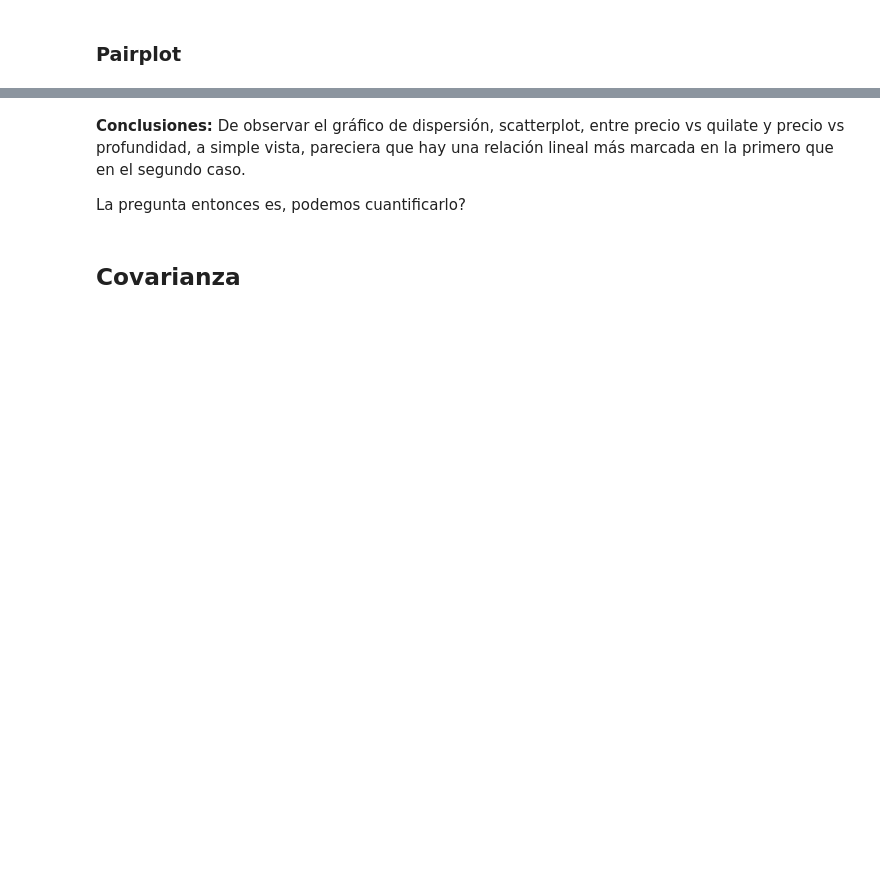
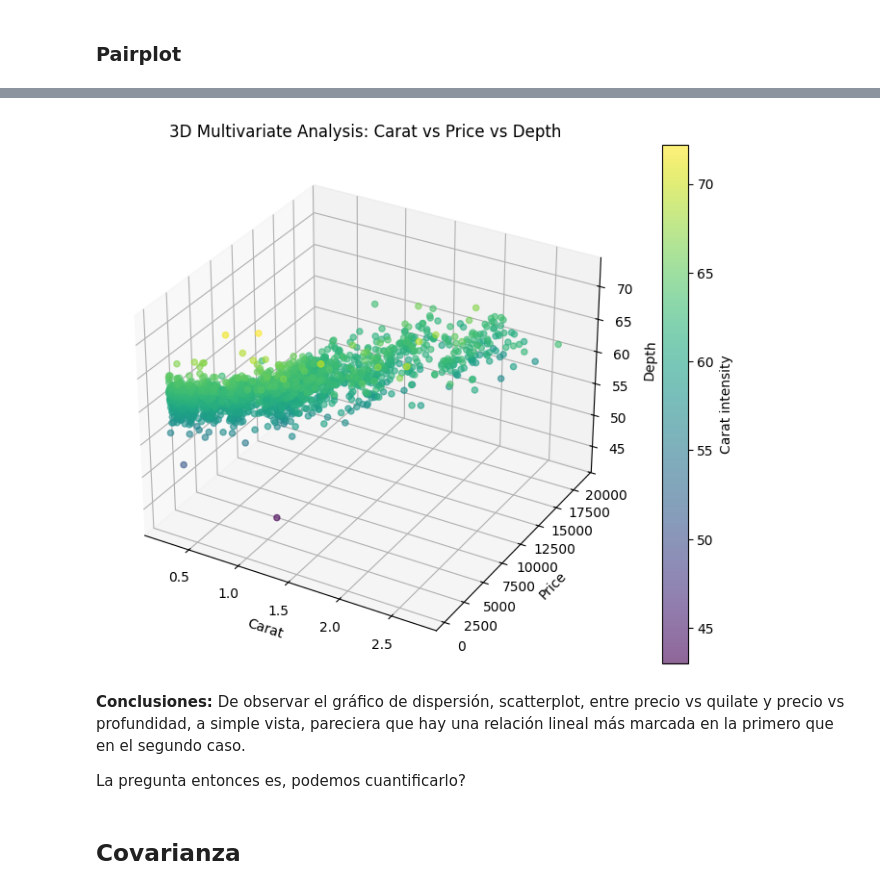
Before and after one commit to UADE-Python-Data-Science/583433_repo_oficial, a Jupyter notebook: Unidad_4/U4_NB2_Correlacion.ipynb, the cells around one changed output, grey strips where cells are left out. Cells and saved outputs as stored; diff of their text form; code cells hidden in the pictures; blank space fills up the shorter version.

```diff
--- a/Unidad_4/U4_NB2_Correlacion.ipynb
+++ b/Unidad_4/U4_NB2_Correlacion.ipynb
@@ -208,0 +240,24 @@ sns.pairplot(data=df, vars=v_numericas)
+# %%
+sample = df.sample(3000, random_state=42)
+
+fig = plt.figure(figsize=(10, 7))
+ax = fig.add_subplot(111, projection='3d')
+
+scatter = ax.scatter(
+    sample['quilate'],
+    sample['precio'],
+    sample['profundidad'],
+    c=sample['profundidad'],   # color encodes 4th dimension
+    cmap='viridis',
+    alpha=0.6
+)
+
+ax.set_title("3D Multivariate Analysis: Carat vs Price vs Depth")
+ax.set_xlabel("Carat")
+ax.set_ylabel("Price")
+ax.set_zlabel("Depth")
+
+plt.colorbar(scatter, label="Carat intensity")
+plt.show()
+# %% [output]
+[figure, added]
```
Also changed, not shown: parts of 22 cells of this notebook, 5 other files.
